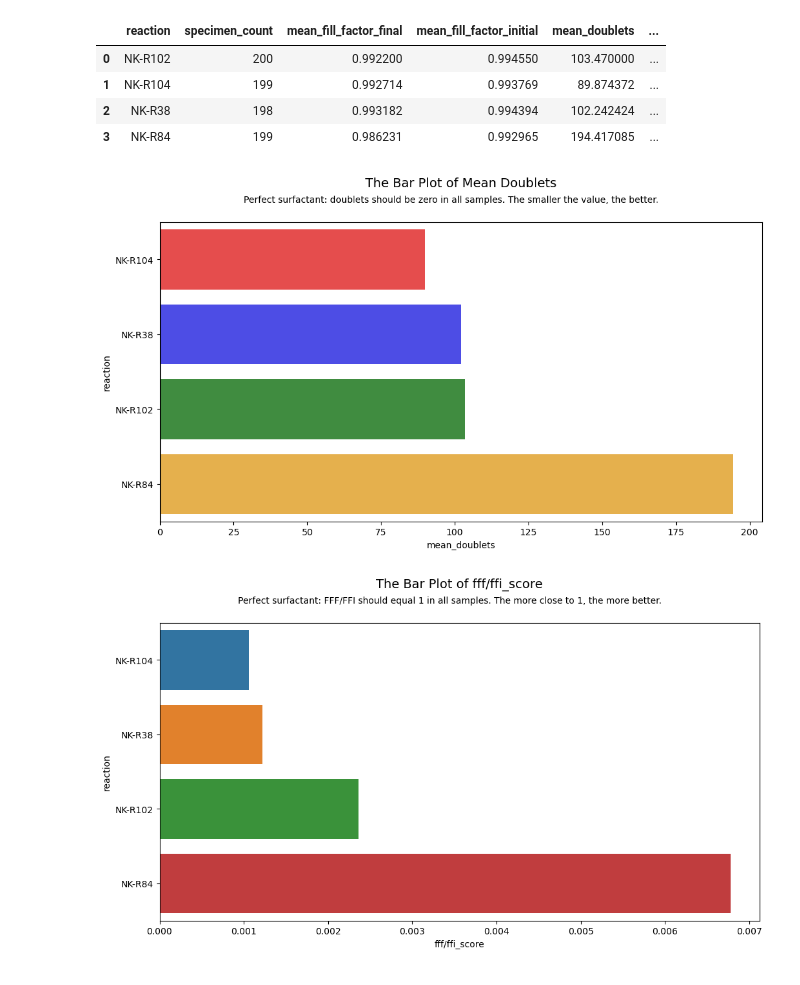
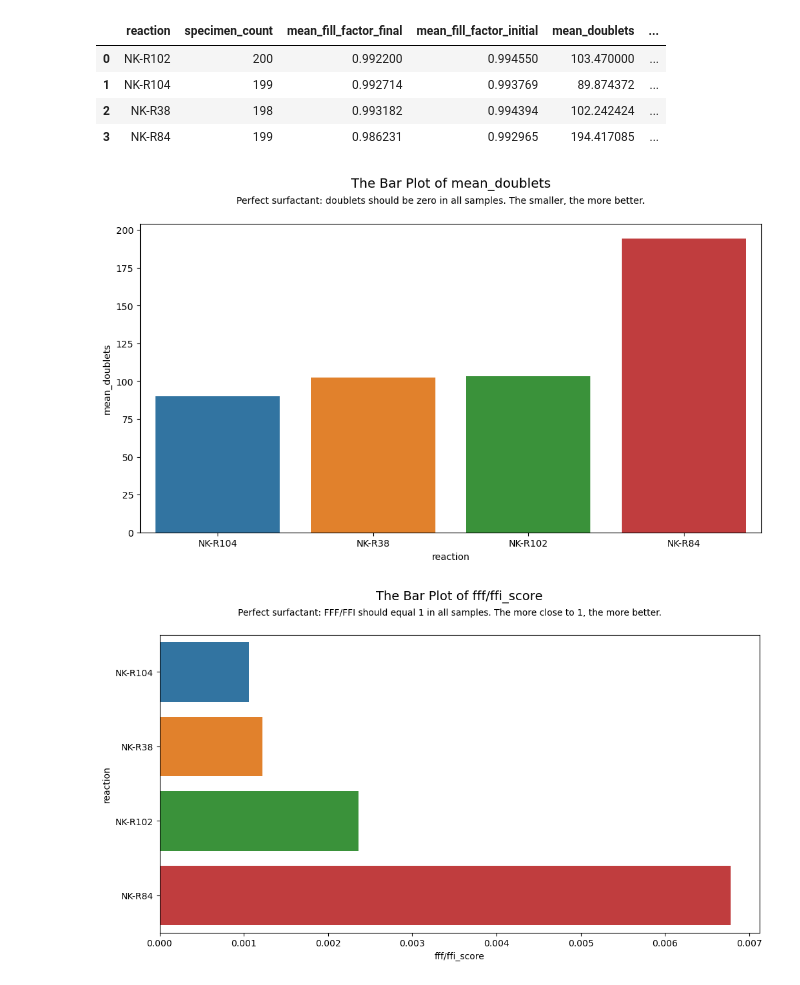
Before and after one commit to nicolejordann/Project_1, a Jupyter notebook: steve_visualization_V2.ipynb, the cells around one changed output. Cells and saved outputs as stored; diff of their text form; code cells hidden in the pictures.

Commit message:
fix figure1
fix figure1

```diff
--- a/steve_visualization_V2.ipynb
+++ b/steve_visualization_V2.ipynb
@@ -83,20 +83,19 @@ palette = {
 }
 # %%
 # Sorted the data Frame by mean_doublets
-order_mean_doublets = (grouped_data_agg.sort_values(by='mean_doublets', ascending=True)['reaction']
-                       .tolist())
-
+order_fffffi_score = (grouped_data_agg.sort_values(by='mean_doublets', ascending=True)['reaction']
+                      .tolist())
 # bar plot
 plt.figure(figsize=(12, 6))
-sns.barplot(x='mean_doublets',  y='reaction',  data=grouped_data_agg,
-            order=order_mean_doublets, palette=palette, alpha=0.8)
-
-# Title and suptitle
-plt.title("The Bar Plot of Mean Doublets", fontsize=14, y=1.1)
-plt.suptitle("Perfect surfactant: doublets should be zero in all samples. The smaller the value, the better.", fontsize=10, y=0.95)
+sns.barplot(x='reaction',  y='mean_doublets',
+            data=grouped_data_agg, order=order_fffffi_score,
+            )
+# Title and Suptitle
+plt.title("The Bar Plot of mean_doublets", fontsize=14, y=1.1)
+plt.suptitle("Perfect surfactant: doublets should be zero in all samples. The smaller, the more better.", fontsize=10, y=0.95)
 plt.show()
 # %% [output]
-[figure, old version]
+[figure, new version]
 # %%
 # Sorted the data Frame by fff/ffi_score
 order_fffffi_score = (grouped_data_agg.sort_values(by='fff/ffi_score', ascending=True)['reaction']
```
Also changed, not shown: parts of 1 cell of this notebook.
